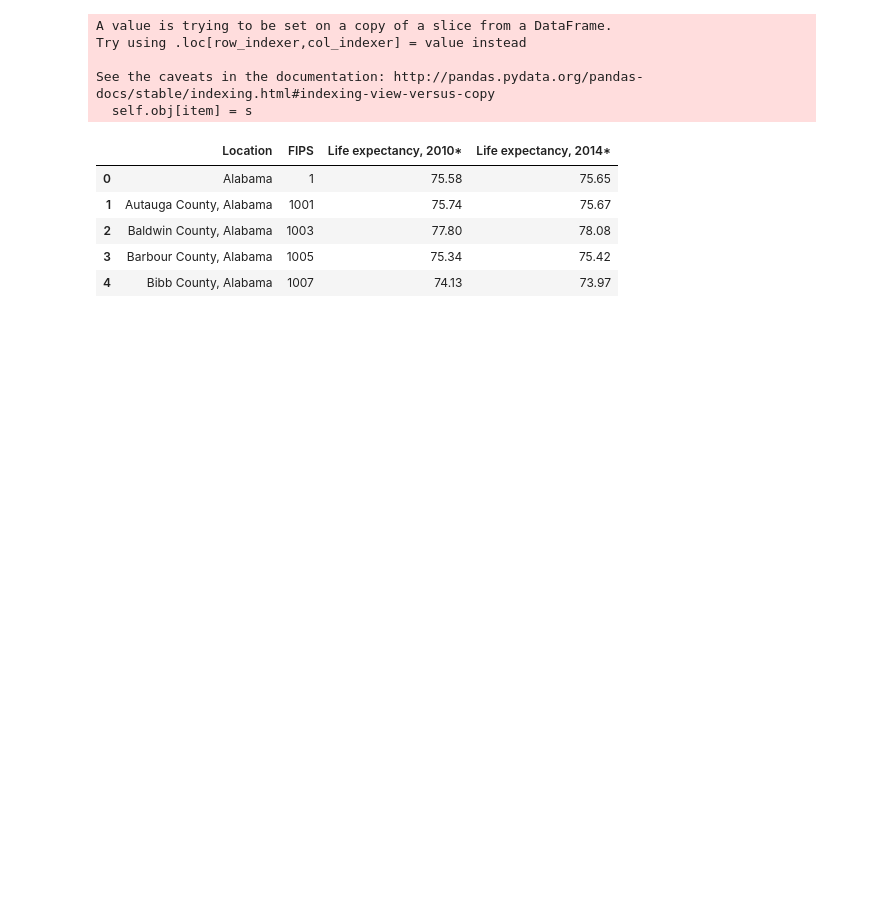
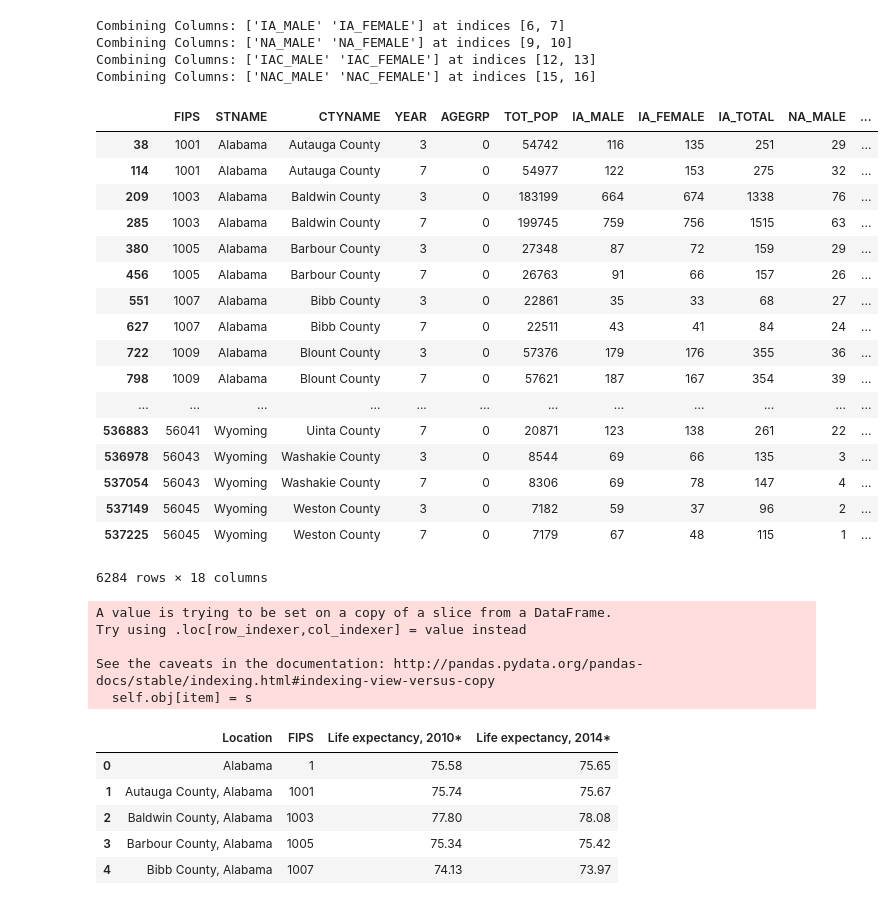
Before and after one commit to crowegian/lifeExpectancyMapping, a Jupyter notebook: DataCollectionAndCleaning.ipynb, the cells around one changed output. Drawn from its saved outputs; the diff is of its cells as text; code cells hidden in the pictures; blank space fills up the shorter version.

```diff
--- a/DataCollectionAndCleaning.ipynb
+++ b/DataCollectionAndCleaning.ipynb
@@ -32,3 +42,34 @@ censusDF.FIPS = censusDF.FIPS.astype(int)
+# %%
+censusDF.insert(8, "IA_TOTAL", combineMaleAndFemalePopulations(df = censusDF, prefix = "^IA_.*"))
+censusDF.insert(11, "NA_TOTAL", combineMaleAndFemalePopulations(df = censusDF, prefix = "^NA_.*"))
+censusDF.insert(14, "IAC_TOTAL", combineMaleAndFemalePopulations(df = censusDF, prefix = "^IAC_.*"))
+censusDF.insert(17, "NAC_TOTAL", combineMaleAndFemalePopulations(df = censusDF, prefix = "^NAC_.*"))
+# %% [output]
+Combining Columns: ['IA_MALE' 'IA_FEMALE'] at indices [6, 7]
+Combining Columns: ['NA_MALE' 'NA_FEMALE'] at indices [9, 10]
+Combining Columns: ['IAC_MALE' 'IAC_FEMALE'] at indices [12, 13]
+Combining Columns: ['NAC_MALE' 'NAC_FEMALE'] at indices [15, 16]
+# %%
+censusDF
+# %% [output]
+|  | FIPS | STNAME | CTYNAME | YEAR | AGEGRP | TOT_POP | IA_MALE | IA_FEMALE | IA_TOTAL | NA_MALE | ... |
+| 38 | 1001 | Alabama | Autauga County | 3 | 0 | 54742 | 116 | 135 | 251 | 29 | ... |
+| 114 | 1001 | Alabama | Autauga County | 7 | 0 | 54977 | 122 | 153 | 275 | 32 | ... |
+| 209 | 1003 | Alabama | Baldwin County | 3 | 0 | 183199 | 664 | 674 | 1338 | 76 | ... |
+| 285 | 1003 | Alabama | Baldwin County | 7 | 0 | 199745 | 759 | 756 | 1515 | 63 | ... |
+| 380 | 1005 | Alabama | Barbour County | 3 | 0 | 27348 | 87 | 72 | 159 | 29 | ... |
+| 456 | 1005 | Alabama | Barbour County | 7 | 0 | 26763 | 91 | 66 | 157 | 26 | ... |
+| 551 | 1007 | Alabama | Bibb County | 3 | 0 | 22861 | 35 | 33 | 68 | 27 | ... |
+| 627 | 1007 | Alabama | Bibb County | 7 | 0 | 22511 | 43 | 41 | 84 | 24 | ... |
+| 722 | 1009 | Alabama | Blount County | 3 | 0 | 57376 | 179 | 176 | 355 | 36 | ... |
+| 798 | 1009 | Alabama | Blount County | 7 | 0 | 57621 | 187 | 167 | 354 | 39 | ... |
+| ... | ... | ... | ... | ... | ... | ... | ... | ... | ... | ... | ... |
+| 536883 | 56041 | Wyoming | Uinta County | 7 | 0 | 20871 | 123 | 138 | 261 | 22 | ... |
+| 536978 | 56043 | Wyoming | Washakie County | 3 | 0 | 8544 | 69 | 66 | 135 | 3 | ... |
+| 537054 | 56043 | Wyoming | Washakie County | 7 | 0 | 8306 | 69 | 78 | 147 | 4 | ... |
+| 537149 | 56045 | Wyoming | Weston County | 3 | 0 | 7182 | 59 | 37 | 96 | 2 | ... |
+| 537225 | 56045 | Wyoming | Weston County | 7 | 0 | 7179 | 67 | 48 | 115 | 1 | ... |
+6284 rows × 18 columns
 # %%
 # extract out the census data into year specific dataframes
 censusDF_2010 = censusDF[censusDF.YEAR == 3]
```
Also changed, not shown: parts of 9 cells of this notebook, 6 other files.
